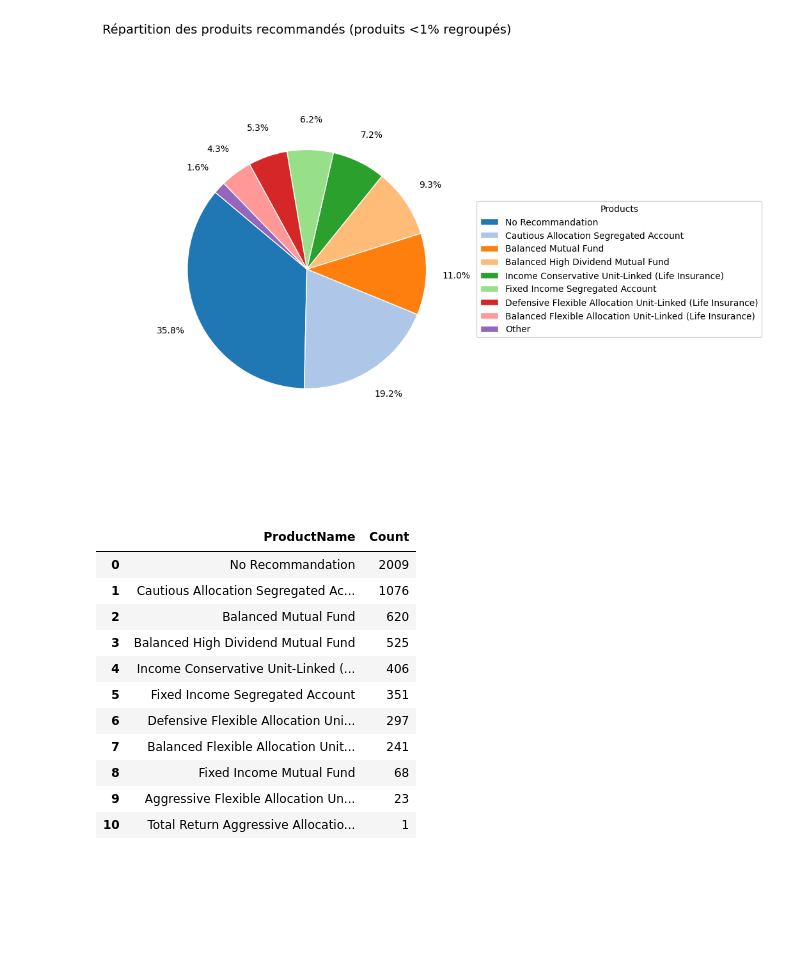
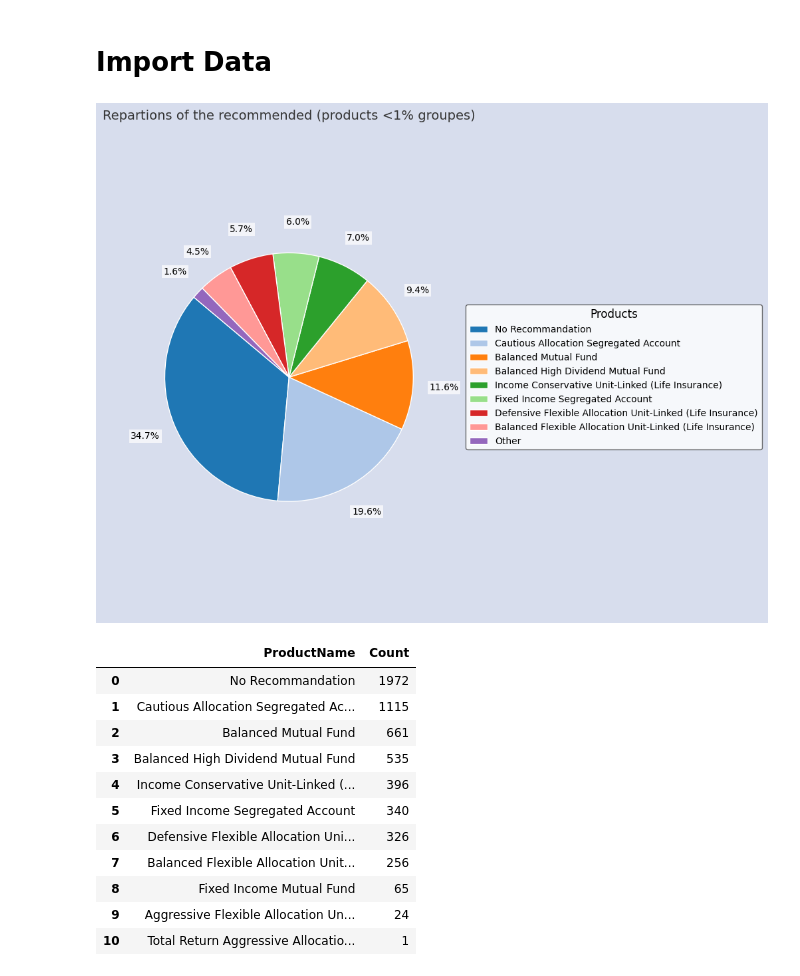
Before and after one commit to Business-Case-Fintech/Business-case-2, a Jupyter notebook: nba.ipynb, the cells around one changed output. Cells and saved outputs as stored; diff of their text form; code cells hidden in the pictures; blank space fills up the shorter version.

```diff
--- a/nba.ipynb
+++ b/nba.ipynb
@@ -35,0 +29,11 @@ df_products = pd.read_excel("Dataset2_Needs.xls", sheet_name="Products")
+# %%
+df_clients_inc = pd.read_excel("nba_income.xlsx", sheet_name="ProcessedData")
+df_clients_acc = pd.read_excel("nba_accumulation.xlsx", sheet_name="ProcessedData")
+df_clients = pd.concat([df_clients_inc, df_clients_acc], axis=1)
+
+df_needs = pd.read_excel("Dataset2_Needs.xls", sheet_name="Needs")
+df_clients['RiskPropensity'] = df_needs['RiskPropensity'].values
+
+df_products = pd.read_excel("Dataset2_Needs.xls", sheet_name="Products")
+
+df_clients.head()
@@ -36,8 +47,8 @@ df_products = pd.read_excel("Dataset2_Needs.xls", sheet_name="Products")
 # %%
 # Générer la colonne 'final_case' si elle n'existe pas encore
 def classify_case(row):
-    income = row['Final_prediction_IncomeInvestment']
-    accumulation = row['Final_prediction_AccumulationInvestment']
+    income = row['Final_prediction_IncomeInvestment'].any()
+    accumulation = row['Final_prediction_AccumulationInvestment'].any()
 
     if income == 1 and accumulation == 1:
         return '1-1'
@@ -144,6 +155,8 @@ for case_label, clients_df in grouped_clients.items():
 
 📌 Traitement du cas : 0-0
 ❌ Aucun besoin identifié pour les clients '0-0', tous recevront 0.
+# %% [markdown]
+# Import Data
 # %%
 metadata_df = pd.DataFrame({
     'IDProduct': [1, 2, 3, 4, 5, 6, 7, 8, 9, 10, 11],
@@ -202,54 +215,78 @@ if len(other_products) > 0:
 # Étape 3 : génération du graphique
 colors = plt.cm.tab20.colors[:len(grouped_counts)]
 
+# Set up figure with custom background
 fig, ax = plt.subplots(figsize=(10, 8))
+fig.patch.set_facecolor('#D7DDED')  # Apply background color to figure
+ax.set_facecolor('#D7DDED')         # Apply background color to plot area
+
+# Create pie chart
 wedges, texts = ax.pie(
     grouped_counts,
     labels=None,
     startangle=140,
     colors=colors,
     wedgeprops=dict(edgecolor='white', linewidth=1),
     autopct=None
 )
 
-# Positionner les % à l'extérieur
+# Position percentages outside with contrast
 for i, p in enumerate(wedges):
     angle = (p.theta2 + p.theta1) / 2
     x = np.cos(np.deg2rad(angle))
     y = np.sin(np.deg2rad(angle))
     pct = grouped_counts.iloc[i]
-    ax.text(x * 1.25, y * 1.25, f"{pct:.1f}%", ha='center', va='center', fontsize=10)
+    ax.text(
+        x * 1.25,
+        y * 1.25,
+        f"{pct:.1f}%",
+        ha='center',
+        va='center',
+        fontsize=10,
+        bbox=dict(facecolor='white', alpha=0.7, edgecolor='none', pad=2)  # White background for readability
+    )
 
-# Légende externe
-ax.legend(
+# Customized legend
+legend = ax.legend(
     wedges,
     grouped_counts.index,
     title="Products",
     loc="center left",
     bbox_to_anchor=(1, 0.5),
-    fontsize=10
+    fontsize=10,
+    title_fontsize=12,
+    frameon=True,
+    facecolor='white',  # Legend background
+    edgecolor='#444444'
 )
 
-ax.set_title("Répartition des produits recommandés (produits <1% regroupés)", fontsize=14)
+# Styled title
+ax.set_title(
+    "Repartions of the recommended (products <1% groupes)",
+    fontsize=14,
+    pad=20,  # Add padding
+    color='#333333'  # Dark gray for contrast
+)
+
 plt.axis('equal')
 plt.tight_layout()
 plt.show()
 # %% [output]
-[figure, old version]
+[figure, new version]
 # %%
 product_count_df = product_counts.reset_index()
 product_count_df.columns = ['ProductName', 'Count']
 display(product_count_df)
 # %% [output]
 |  | ProductName | Count |
-| 0 | No Recommandation | 2009 |
-| 1 | Cautious Allocation Segregated Ac... | 1076 |
-| 2 | Balanced Mutual Fund | 620 |
-| 3 | Balanced High Dividend Mutual Fund | 525 |
-| 4 | Income Conservative Unit-Linked (... | 406 |
-| 5 | Fixed Income Segregated Account | 351 |
-| 6 | Defensive Flexible Allocation Uni... | 297 |
-| 7 | Balanced Flexible Allocation Unit... | 241 |
-| 8 | Fixed Income Mutual Fund | 68 |
-| 9 | Aggressive Flexible Allocation Un... | 23 |
+| 0 | No Recommandation | 1972 |
+| 1 | Cautious Allocation Segregated Ac... | 1115 |
+| 2 | Balanced Mutual Fund | 661 |
+| 3 | Balanced High Dividend Mutual Fund | 535 |
+| 4 | Income Conservative Unit-Linked (... | 396 |
+| 5 | Fixed Income Segregated Account | 340 |
+| 6 | Defensive Flexible Allocation Uni... | 326 |
+| 7 | Balanced Flexible Allocation Unit... | 256 |
+| 8 | Fixed Income Mutual Fund | 65 |
+| 9 | Aggressive Flexible Allocation Un... | 24 |
 | 10 | Total Return Aggressive Allocatio... | 1 |
```
Also changed, not shown: parts of 7 cells of this notebook, 8 other files.
